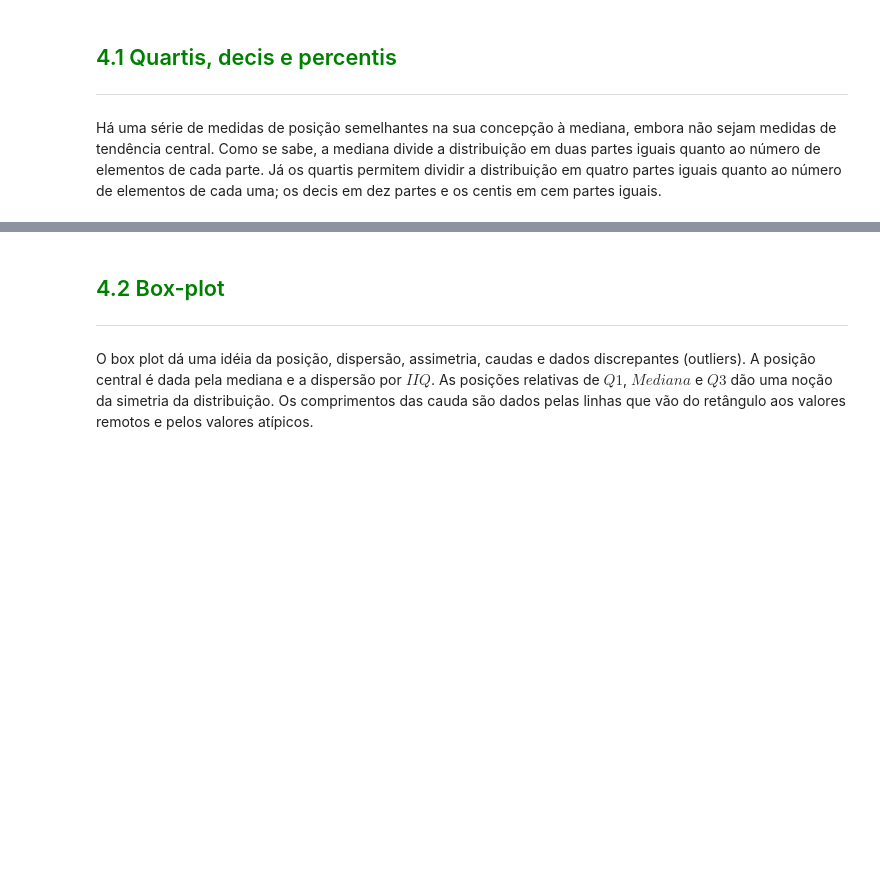
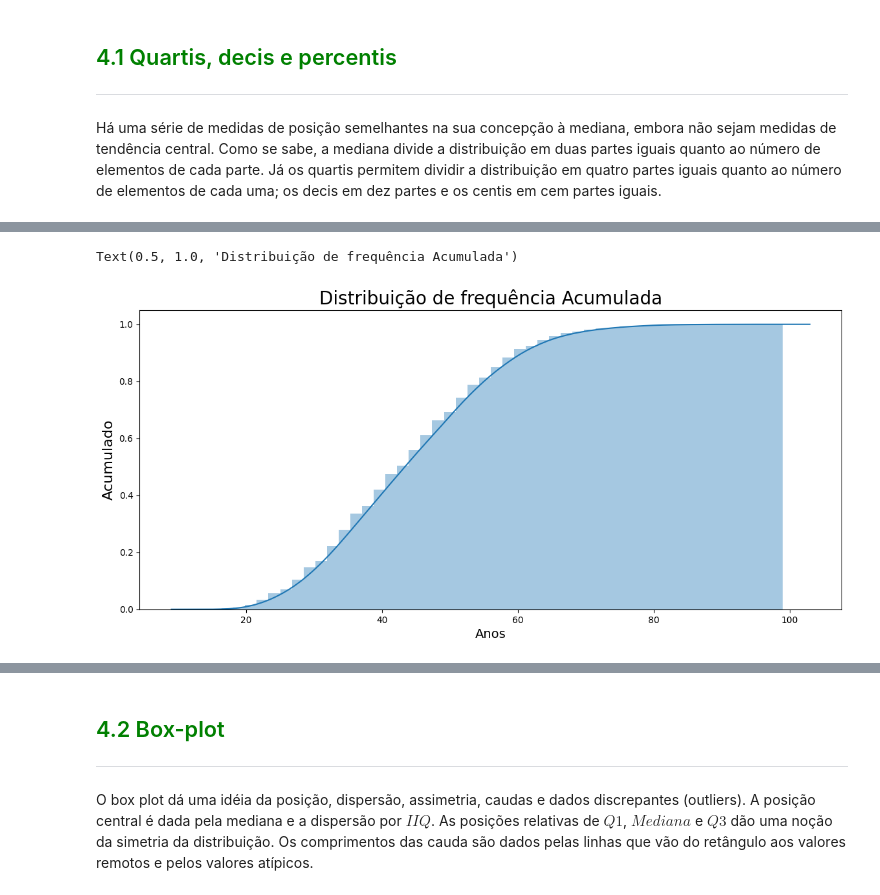
Before and after one commit to ciqueti/Estatistica_Distribuicao_e_Medidas, a Jupyter notebook: Parte_1/Curso_de_Estatística_Parte_1.ipynb, the cells around one changed output, grey strips where cells are left out. Cells and saved outputs as stored; diff of their text form; code cells hidden in the pictures; blank space fills up the shorter version.

```diff
--- a/Parte_1/Curso_de_Estatística_Parte_1.ipynb
+++ b/Parte_1/Curso_de_Estatística_Parte_1.ipynb
@@ -838,0 +881,11 @@ Há uma série de medidas de posição semelhantes na sua concepção à mediana
+# %%
+ax = sns.distplot(dados['Idade'],
+                  hist_kws= {'cumulative' :True},
+                  kde_kws= {'cumulative' : True})
+ax.figure.set_size_inches(14,6)
+ax.set_xlabel('Anos', fontsize=14)
+ax.set_ylabel('Acumulado', fontsize=16)
+ax.set_title('Distribuição de frequência Acumulada', fontsize=20)
+# %% [output]
+Text(0.5, 1.0, 'Distribuição de frequência Acumulada')
+[figure, added]
```
Also changed, not shown: parts of 16 cells of this notebook, 2 other files.
